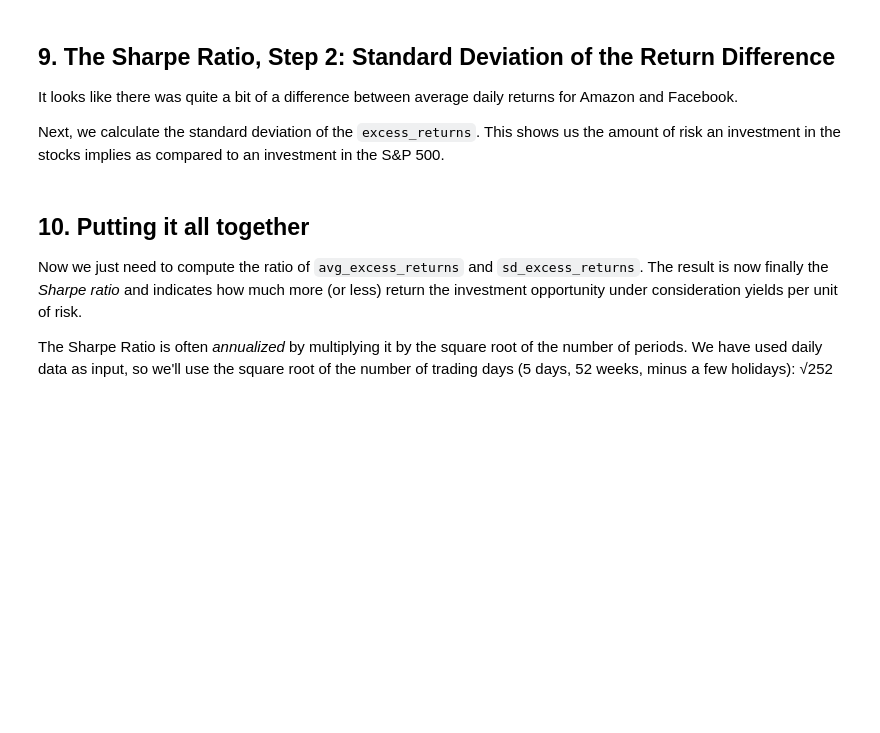
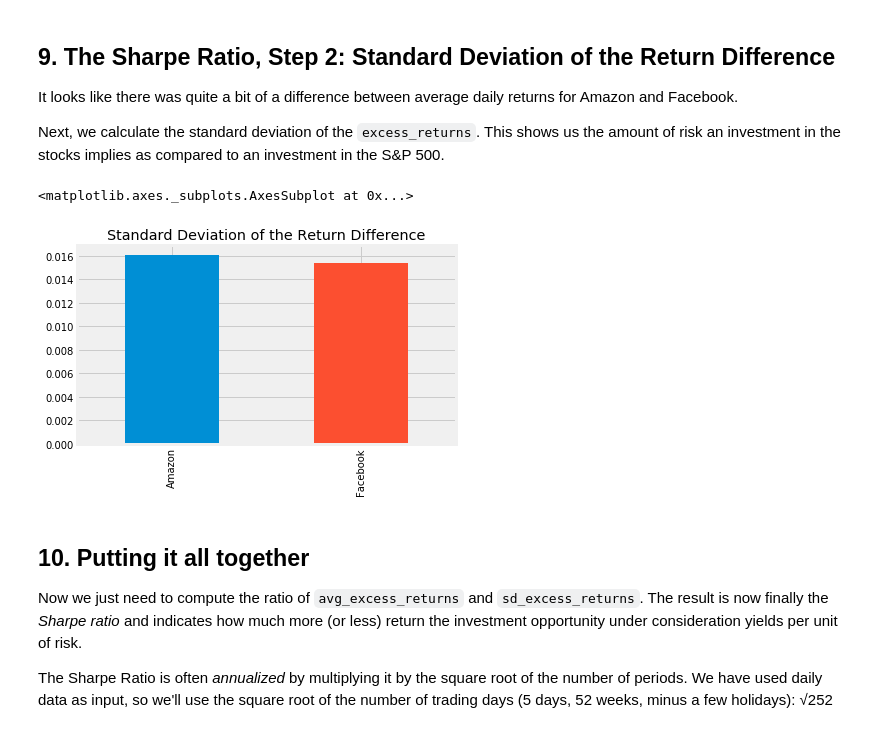
Before and after one commit to anishreddy3/Real_world_DS_applications, a Jupyter notebook: sharpe_ratio.ipynb, the cells around one changed output. Saved outputs shown, nothing was run; the diff lists cells and outputs as text; code cells hidden in the pictures; blank space fills up the shorter version.

```diff
--- a/sharpe_ratio.ipynb
+++ b/sharpe_ratio.ipynb
@@ -179,10 +184,12 @@ avg_excess_return = ...
 <p>Next, we calculate the standard deviation of the <code>excess_returns</code>. This shows us the amount of risk an investment in the stocks implies as compared to an investment in the S&amp;P 500.</p>
 # %%
 # calculate the standard deviations
-sd_excess_return = ...
+sd_excess_return = np.std(excess_returns)
 
-# plot the standard deviations
-# ... YOUR CODE FOR TASK 9 HERE ...
+sd_excess_return.plot.bar(title = 'Standard Deviation of the Return Difference')
+# %% [output]
+<matplotlib.axes._subplots.AxesSubplot at 0x...>
+[figure, added]
 # %% [markdown]
 ## 10. Putting it all together
 <p>Now we just need to compute the ratio of <code>avg_excess_returns</code> and <code>sd_excess_returns</code>. The result is now finally the <em>Sharpe ratio</em> and indicates how much more (or less) return the investment opportunity under consideration yields per unit of risk.</p>
```
Also changed, not shown: parts of 3 cells of this notebook.
